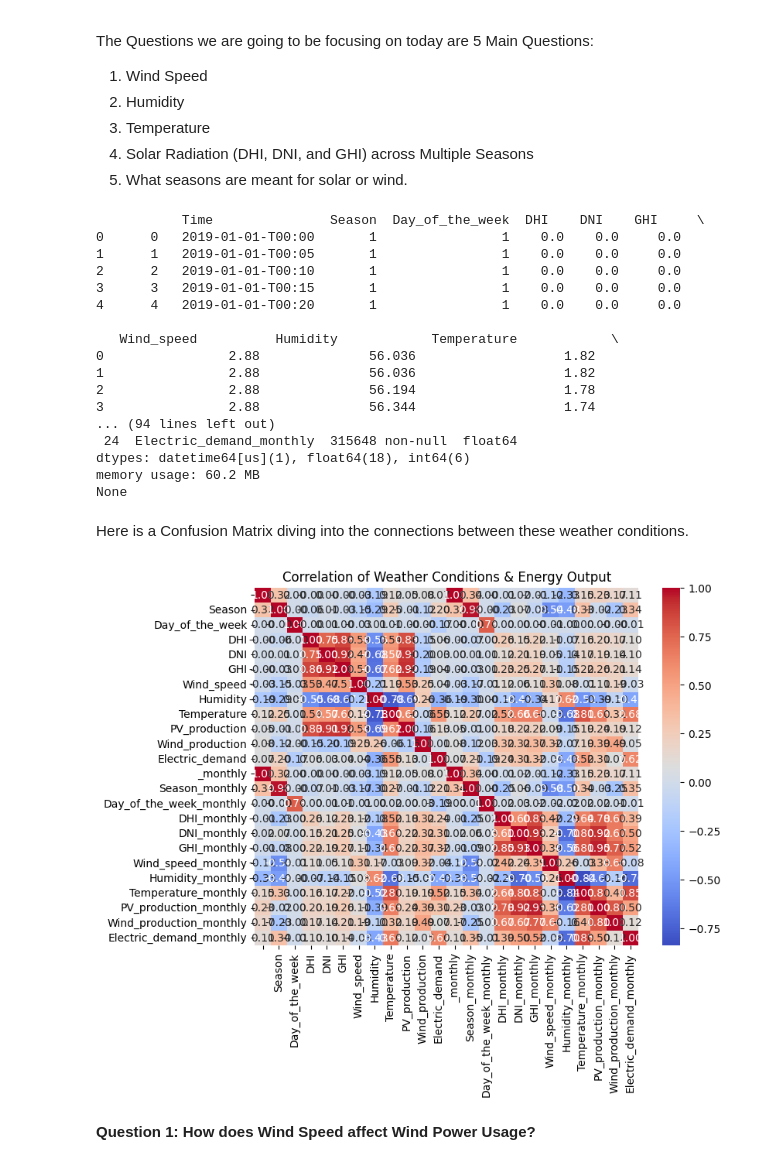
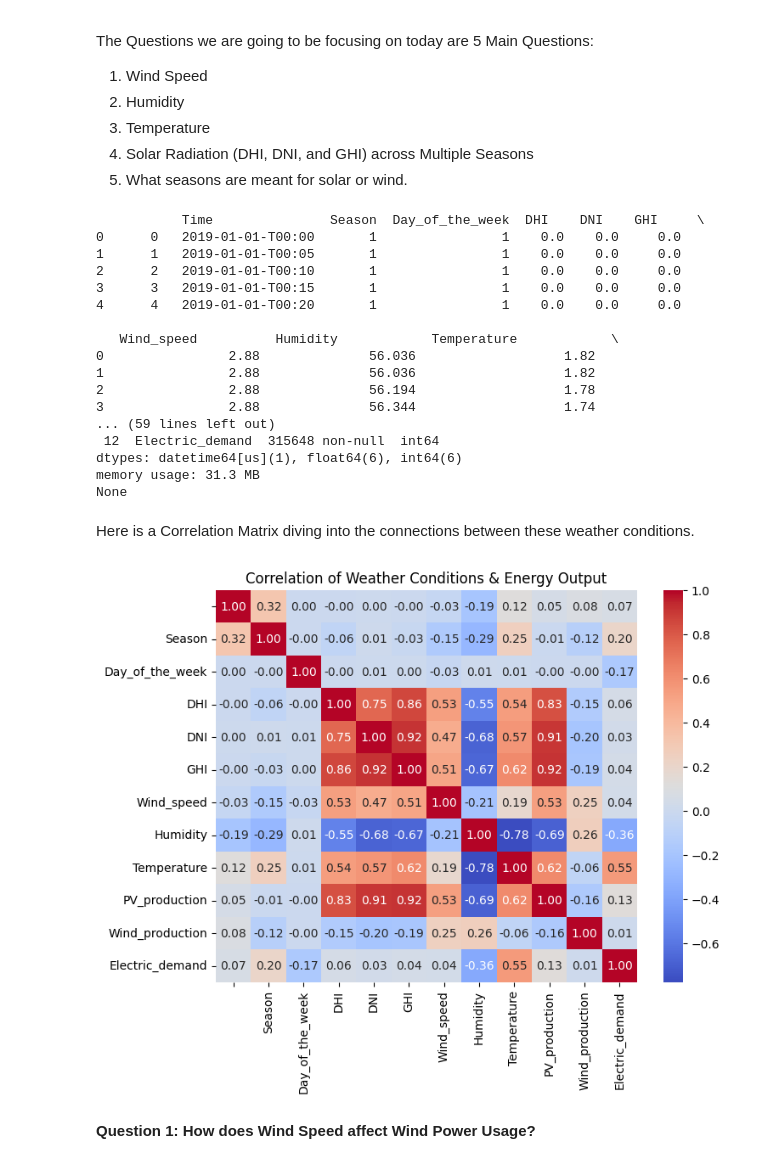
Before and after one commit to EdwardTi11/CAISO-EDA, a Jupyter notebook: eda.ipynb, the cells around one changed output. Cells and saved outputs as stored; diff of their text form; code cells hidden in the pictures.

Commit message:
Added Correlation coefficients to be more accurate.

```diff
--- a/eda.ipynb
+++ b/eda.ipynb
@@ -21,13 +21,18 @@ print(dataset.head())
 print(dataset.info())
 
 def process_data(data):
+    data = data.copy()
+
     data.columns = data.columns.str.strip()
     data = data.dropna().drop_duplicates()
+
     data['Time'] = data['Time'].astype(str).str.strip()
     data['Time'] = pd.to_datetime(data['Time'], format='%Y-%m-%d-T%H:%M')
     return data
 
 def average(data):
+    data = data.copy()
+
     df = data.set_index('Time').sort_index()
 
     num_cols = df.select_dtypes(include=['number']).columns
@@ -63,7 +68,8 @@ def graph_data(data, dependent_var, units, ax=None):
         plt.tight_layout()
         plt.show()
 
-processed_data = average(process_data(dataset))
+processed_data = process_data(dataset)
+monthly_data = average(processed_data)
 print(processed_data.head())
 print(processed_data.info())
 # %% [output]
@@ -79,8 +85,8 @@ print(processed_data.info())
 1                2.88              56.036                   1.82
 2                2.88              56.194                   1.78
 3                2.88              56.344                   1.74
-... (94 lines left out)
- 24  Electric_demand_monthly  315648 non-null  float64
-dtypes: datetime64[us](1), float64(18), int64(6)
-memory usage: 60.2 MB
+... (59 lines left out)
+ 12  Electric_demand  315648 non-null  int64
+dtypes: datetime64[us](1), float64(6), int64(6)
+memory usage: 31.3 MB
 None
@@ -87,14 +118,17 @@ None
 # %% [markdown]
-Here is a Confusion Matrix diving into the connections between these weather conditions.
+Here is a Correlation Matrix diving into the connections between these weather conditions.
 # %%
-# Confusion Matrix
+# Correlation Matrix
+
+corr_matrix = processed_data.corr(numeric_only=True)
+
 plt.figure(figsize=(8, 6))
 # Exclude the 'Time' column for correlation
 sns.heatmap(processed_data.drop(columns=['Time']).corr(), annot=True, cmap='coolwarm', fmt=".2f")
 plt.title("Correlation of Weather Conditions & Energy Output")
 plt.show()
 # %% [output]
-[figure, old version]
+[figure, new version]
 # %% [markdown]
 **Question 1: How does Wind Speed affect Wind Power Usage?**
 # %%
```
Also changed, not shown: parts of 10 cells of this notebook.
